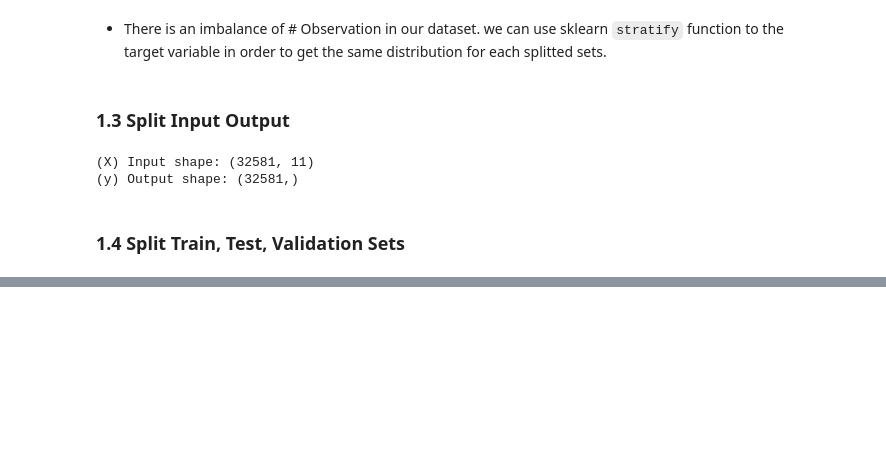
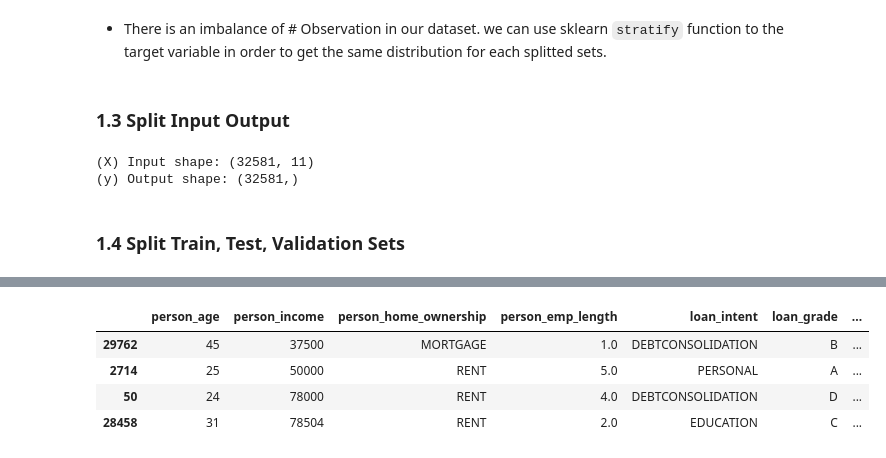
Before and after one commit to Code2Drift/Aditya_MLPROCESS, a Jupyter notebook: data_preparation.ipynb, the cells around one changed output, grey strips where cells are left out. Drawn from its saved outputs; the diff is of its cells as text; code cells hidden in the pictures; blank space fills up the shorter version.

```diff
--- a/data_preparation.ipynb
+++ b/data_preparation.ipynb
@@ -226,0 +255,8 @@ X_valid, X_test, y_valid, y_test, ratio_valid, ratio_test = split_train_test(X_t
+# %%
+X_train.head(4)
+# %% [output]
+|  | person_age | person_income | person_home_ownership | person_emp_length | loan_intent | loan_grade | ... |
+| 29762 | 45 | 37500 | MORTGAGE | 1.0 | DEBTCONSOLIDATION | B | ... |
+| 2714 | 25 | 50000 | RENT | 5.0 | PERSONAL | A | ... |
+| 50 | 24 | 78000 | RENT | 4.0 | DEBTCONSOLIDATION | D | ... |
+| 28458 | 31 | 78504 | RENT | 2.0 | EDUCATION | C | ... |
```
Also changed, not shown: parts of 4 cells of this notebook.
